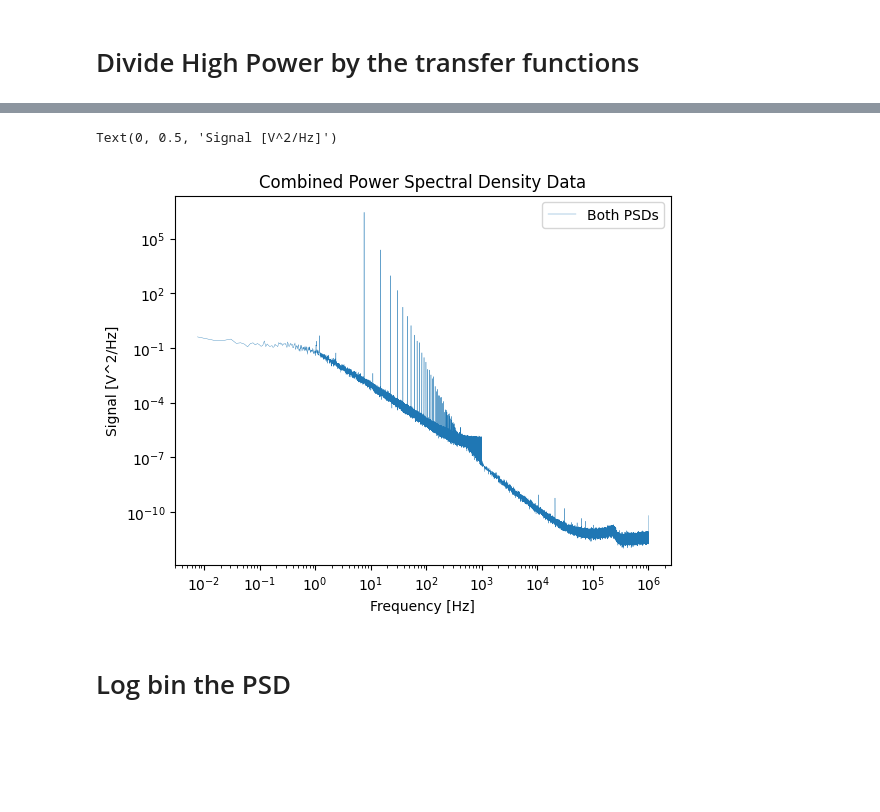
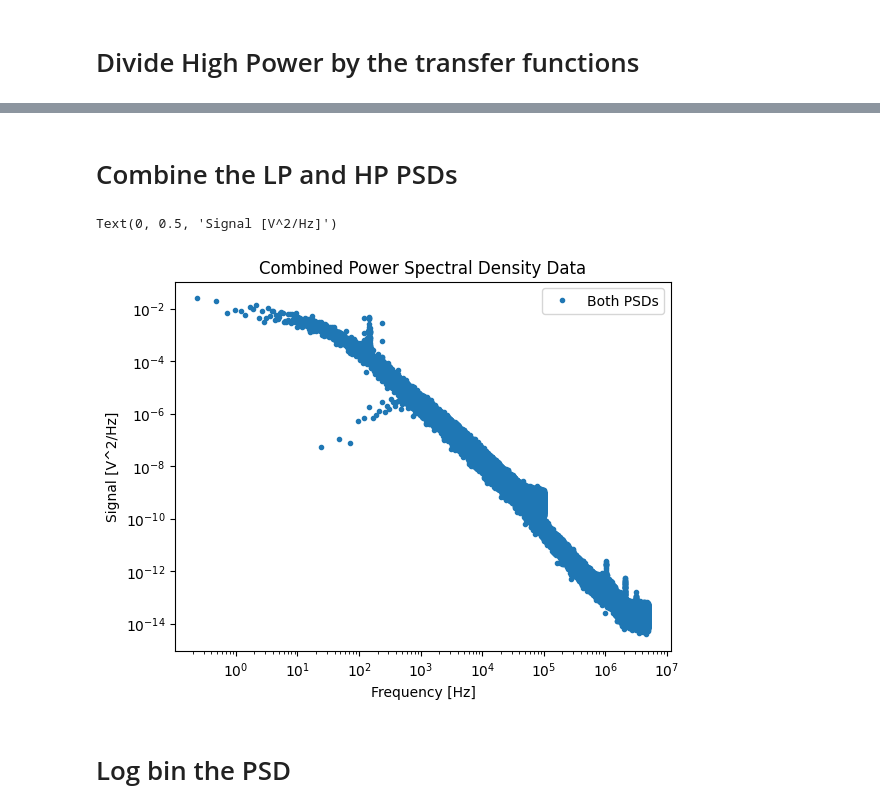
Before and after one commit to mcthumann/Brownian_Data_Analysis, a Jupyter notebook: scripts/HP_LP_Stitch.ipynb, the cells around one changed output, grey strips where cells are left out. Drawn from its saved outputs; the diff is of its cells as text; code cells hidden in the pictures; blank space fills up the shorter version.

```diff
--- a/scripts/HP_LP_Stitch.ipynb
+++ b/scripts/HP_LP_Stitch.ipynb
@@ -13,7 +13,7 @@ import scipy
 # Load the transfer functions
 # %%
 def transfer(freq, response):
-    df = pd.read_csv(r"C:\Users\Cole Thumann\Desktop\LabData\filter_response.txt")
+    df = pd.read_csv(r"C:\Users\GaGe\Desktop\Brownian_Data_2024\October_Gage_Data\20241121\filter_response.txt")
     freqs = np.array(df[df.keys()[0]])
     r = np.array(df[df.keys()[1]])
     interpolation = scipy.interpolate.interp1d(freqs, r, fill_value = "extrapolate")
@@ -100,13 +98,19 @@ MASS TOTAL IS 1.767145867644259e-13
 # %% [markdown]
 # Process the data
 # %%
+from allantools import *
 results_hp = []
 results_lp = []
 
 for trace in traces_LP:
-    result = process_series(trace['series'], conf_lp)
+    result = process_series(trace['series'], conf_lp, bin=10)
+    print("sampling rate ", conf_lp.sampling_rate)
+    allan_dev = oadev(data=trace['series'], rate=conf_lp.sampling_rate)
+    plt.plot(allan_dev[0], allan_dev[1])
+    plt.xscale('log')
+    plt.yscale('log')
     results_lp.append(result)
 
 for trace in traces_HP:
-    result = process_series(trace['series'], conf_hp)
+    result = process_series(trace['series'], conf_hp, bin=20)
     results_hp.append(result)
@@ -199,0 +274,23 @@ Text(0, 0.5, 'Signal [V^2/Hz]')
+# %%
+lp_avg_psd = (lp_avg_psd -lpb_avg_psd)
+hp_avg_psd = (hp_avg_psd - hpb_avg_psd)
+
+plt.plot(freq_hpb, hpb_avg_psd, label="Short Bright", linewidth=.1)
+plt.plot(freq_hp, hp_avg_psd,label="HP Signal", linewidth=.1)
+plt.xscale("log")
+plt.yscale("log")
+plt.legend()
+plt.title("HP Subtracted Signal")
+plt.xlabel("Frequency [Hz]")
+plt.ylabel("Signal [V^2/Hz]")
+plt.show()
+
+plt.plot(freq_lpb, lpb_avg_psd, label="Long Bright", linewidth=.1)
+plt.plot(freq_lp, lp_avg_psd, label="LP Signal", linewidth=.1)
+plt.xscale("log")
+plt.yscale("log")
+plt.legend()
+plt.title("LP Subtracted Signal")
+plt.xlabel("Frequency [Hz]")
+plt.ylabel("Signal [V^2/Hz]")
+plt.show()
@@ -200,22 +331,28 @@ Text(0, 0.5, 'Signal [V^2/Hz]')
+# %% [markdown]
+# Combine the LP and HP PSDs
 # %%
+
+#Multiply the lp by some factor
+lp_avg_psd *=8
+
 freq_combined = np.concatenate((freq_lp, freq_hp))
 psd_combined = np.concatenate((lp_avg_psd, hp_avg_psd))
 
 # Sort the combined arrays by frequency
 sorted_indices = np.argsort(freq_combined)
 freq_combined = freq_combined[sorted_indices]
 psd_combined = psd_combined[sorted_indices]
 
-plt.plot(freq_combined, psd_combined, label="Both PSDs", linewidth=.25)
+plt.plot(freq_combined, psd_combined, ".", label="Both PSDs", linewidth=.25)
 plt.xscale("log")
 plt.yscale("log")
 plt.legend()
 plt.title("Combined Power Spectral Density Data")
 plt.xlabel("Frequency [Hz]")
 plt.ylabel("Signal [V^2/Hz]")
 # %% [output]
 Text(0, 0.5, 'Signal [V^2/Hz]')
-[figure, old version]
+[figure, new version]
 # %% [markdown]
 # Log bin the PSD
 # %%
```
Also changed, not shown: parts of 17 cells of this notebook, 3 other files.
